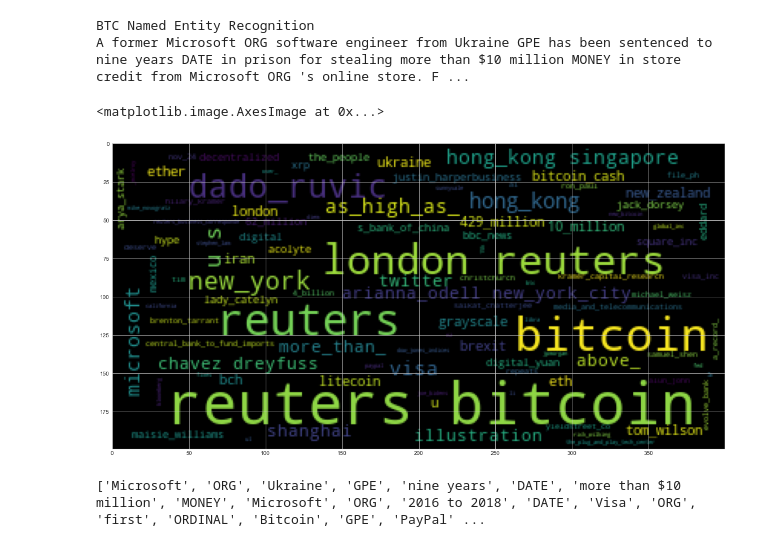
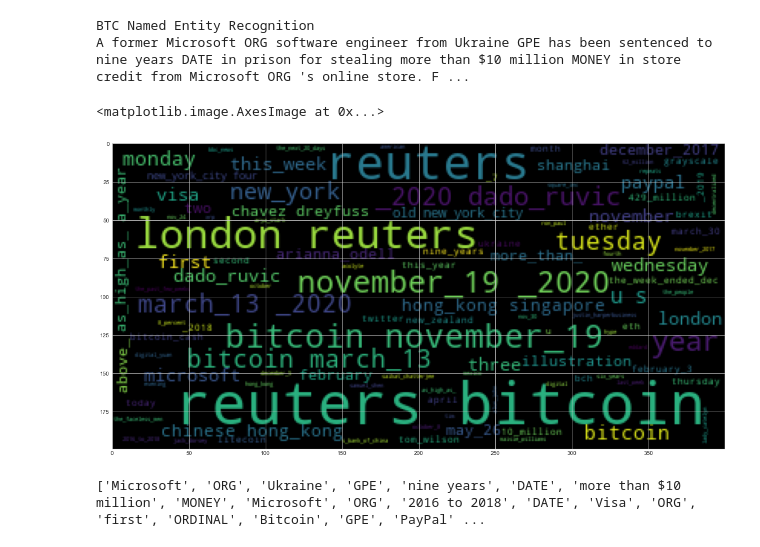
Before and after one commit to jacobfeldman96/Crypto_NLP_Sentiment_Analysis, a Jupyter notebook: crypto_sentiment.ipynb, the cells around one changed output. Saved outputs shown, nothing was run; the diff lists cells and outputs as text; code cells hidden in the pictures.

```diff
--- a/crypto_sentiment.ipynb
+++ b/crypto_sentiment.ipynb
@@ -409,13 +409,18 @@ BTC Named Entity Recognition
 A former Microsoft ORG software engineer from Ukraine GPE has been sentenced to nine years DATE in prison for stealing more than $10 million MONEY in store credit from Microsoft ORG 's online store. F ...
 # %%
 # Render the visualization
-btc_entities = [ent.text for ent in btc_doc.ents if ent.label_ in ['GPE', 'ORG','PRODECUT','MONEY','PERSON']]
+btc_labels = []
+for ent in btc_doc.ents:
+    btc_labels.append(ent.label_)
+# print(list(dict.fromkeys(btc_labels)))
+
+btc_entities = [ent.text for ent in btc_doc.ents if ent.label_ in ['ORG', 'GPE', 'DATE', 'MONEY', 'ORDINAL', 'PRODUCT', 'CARDINAL', 'PERCENT', 'PERSON', 'WORK_OF_ART', 'TIME', 'NORP', 'LOC']]
 btc_entities = [i.lower().replace(' ', '_') for i in btc_entities]
 wc = WordCloud().generate(' '.join(btc_entities))
 plt.imshow(wc)
 # %% [output]
 <matplotlib.image.AxesImage at 0x...>
-[figure, old version]
+[figure, new version]
 # %%
 # List all Entities
 btc_entity_list = []
```
Also changed, not shown: parts of 9 cells of this notebook.
